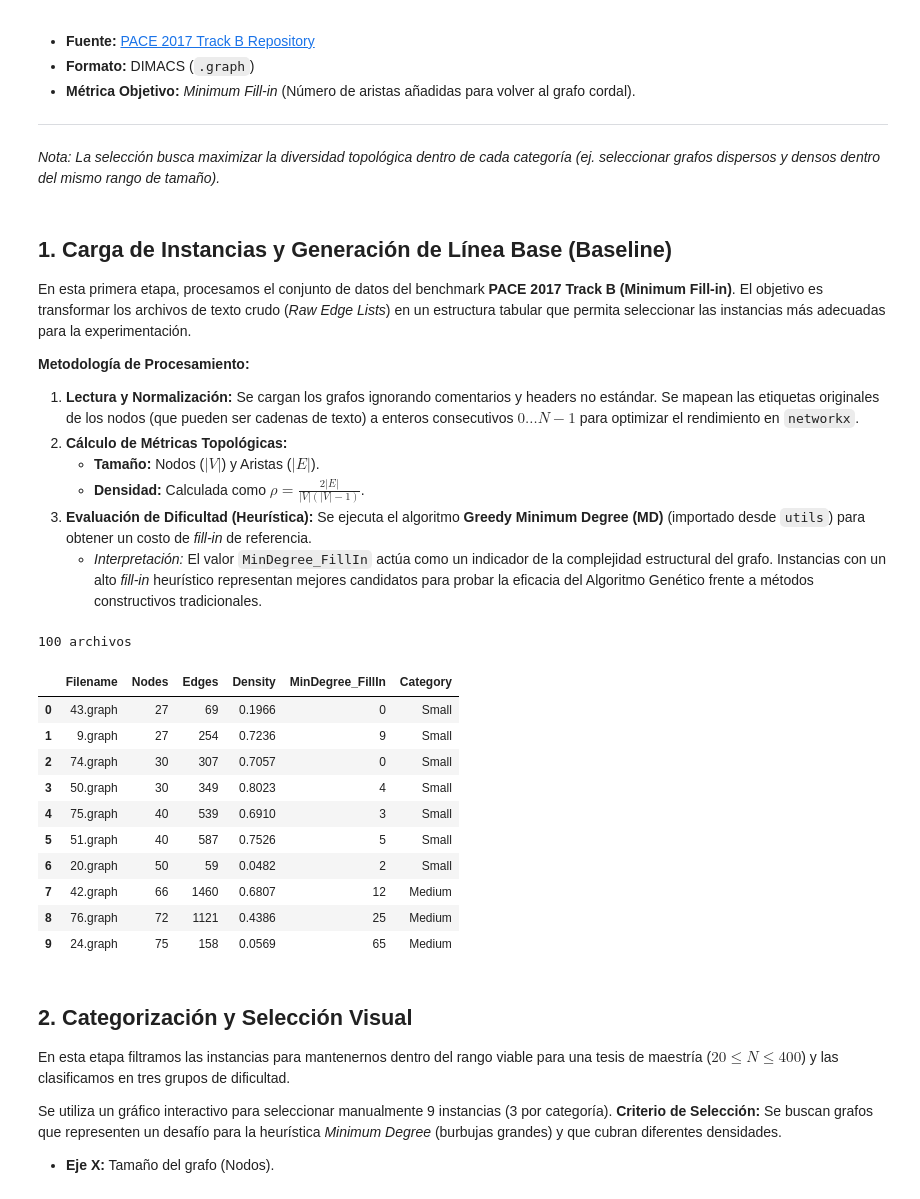
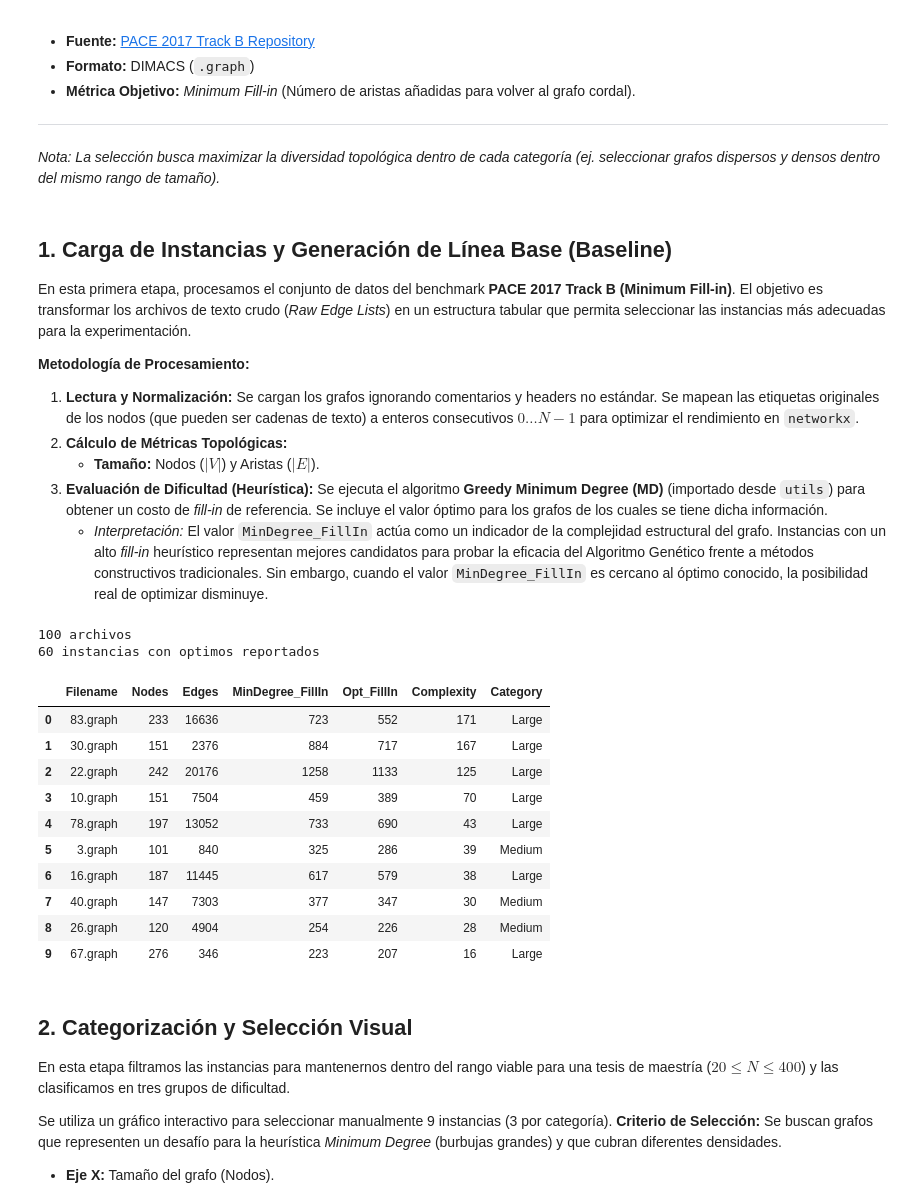
Before and after one commit to ColossalCoin/MinimumFill-in_EA, a Jupyter notebook: notebooks/01_exploration_selection_PACE.ipynb, the cells around one changed output. Cells and saved outputs as stored; diff of their text form; code cells hidden in the pictures.

Commit message:
Enhance exploratory notebook to calculate complexity metric, include optimal fill-in values, and improve instance selection criteria.

```diff
--- a/notebooks/01_exploration_selection_PACE.ipynb
+++ b/notebooks/01_exploration_selection_PACE.ipynb
@@ -41,9 +41,8 @@ El objetivo es transformar los archivos de texto crudo (*Raw Edge Lists*) en un
 1.  **Lectura y Normalización:** Se cargan los grafos ignorando comentarios y headers no estándar. Se mapean las etiquetas originales de los nodos (que pueden ser cadenas de texto) a enteros consecutivos $0 \dots N-1$ para optimizar el rendimiento en `networkx`.
 2.  **Cálculo de Métricas Topológicas:**
     * **Tamaño:** Nodos ($|V|$) y Aristas ($|E|$).
-    * **Densidad:** Calculada como $\rho = \frac{2|E|}{|V|(|V|-1)}$.
-3.  **Evaluación de Dificultad (Heurística):** Se ejecuta el algoritmo **Greedy Minimum Degree (MD)** (importado desde `utils`) para obtener un costo de *fill-in* de referencia.
-    * *Interpretación:* El valor `MinDegree_FillIn` actúa como un indicador de la complejidad estructural del grafo. Instancias con un alto *fill-in* heurístico representan mejores candidatos para probar la eficacia del Algoritmo Genético frente a métodos constructivos tradicionales.
+3.  **Evaluación de Dificultad (Heurística):** Se ejecuta el algoritmo **Greedy Minimum Degree (MD)** (importado desde `utils`) para obtener un costo de *fill-in* de referencia. Se incluye el valor óptimo para los grafos de los cuales se tiene dicha información.
+    * *Interpretación:* El valor `MinDegree_FillIn` actúa como un indicador de la complejidad estructural del grafo. Instancias con un alto *fill-in* heurístico representan mejores candidatos para probar la eficacia del Algoritmo Genético frente a métodos constructivos tradicionales. Sin embargo, cuando el valor `MinDegree_FillIn` es cercano al óptimo conocido, la posibilidad real de optimizar disminuye.
 # %%
 import sys
 import os
@@ -66,60 +65,76 @@ def get_category(n):
     if n <= 150: return 'Medium'
     return 'Large'
 
+known_opts = pd.read_excel(PACE_DIR + "/pace189_optimos_reportados.xlsx")
+known_opts = known_opts[known_opts['PACE'] <= 100]
+
 def process_graph_metrics(filepath):
     """Procesa un solo archivo y calcula métricas + heurística."""
     filename = os.path.basename(filepath)
+    graph_index = int(filename.split('.')[0])
     G = load_pace_graph(filepath)
     G_adj = nx_to_adj_matrix(G)
 
     n = G.number_of_nodes()
     m = G.number_of_edges()
-    density = (2 * m) / (n * (n - 1)) if n > 1 else 0
+
+    try:
+        optimum_val = known_opts.loc[known_opts['PACE'] == graph_index, 'Optimo_reportado'].values[0]
+    except IndexError:
+        optimum_val = -1
 
     # Calcular Heurística solo si el grafo es viable (ej. < 1000 nodos)
     if n <= 1000:
         _, heuristic_val = greedy_minimum_degree(G_adj, compute_cost=True)
     else:
         heuristic_val = -2 # Código para "Demasiado grande para calcular rápido"
 
     return {
         "Filename": filename,
         "Nodes": n,
         "Edges": m,
-        "Density": density,
         "MinDegree_FillIn": heuristic_val,
+        "Opt_FillIn": optimum_val,
+        "Complexity": heuristic_val - optimum_val,
         "Category": get_category(n)
     }
 
 # --- EJECUCIÓN PRINCIPAL ---
 files = [f for f in os.listdir(PACE_DIR) if f.endswith('.graph')]
 print(f"{len(files)} archivos")
+print(f"{len(known_opts)} instancias con optimos reportados")
 
 data = []
 for f in files:
     path = os.path.join(PACE_DIR, f)
     row = process_graph_metrics(path)
     if row:
         data.append(row)
 
 df = pd.DataFrame(data)
 
 # Ordenar y mostrar
-df = df.sort_values(by="Nodes").reset_index(drop=True)
+df = df[
+    (df['Opt_FillIn'] != -1) &
+    (df['Complexity'] > 0)
+]
+df = df.sort_values(by="Complexity", ascending=False).reset_index(drop=True)
+
 df.head(10)
 # %% [output]
 100 archivos
+60 instancias con optimos reportados
-|  | Filename | Nodes | Edges | Density | MinDegree_FillIn | Category |
-| 0 | 43.graph | 27 | 69 | 0.1966 | 0 | Small |
-| 1 | 9.graph | 27 | 254 | 0.7236 | 9 | Small |
-| 2 | 74.graph | 30 | 307 | 0.7057 | 0 | Small |
-| 3 | 50.graph | 30 | 349 | 0.8023 | 4 | Small |
-| 4 | 75.graph | 40 | 539 | 0.6910 | 3 | Small |
-| 5 | 51.graph | 40 | 587 | 0.7526 | 5 | Small |
-| 6 | 20.graph | 50 | 59 | 0.0482 | 2 | Small |
-| 7 | 42.graph | 66 | 1460 | 0.6807 | 12 | Medium |
-| 8 | 76.graph | 72 | 1121 | 0.4386 | 25 | Medium |
-| 9 | 24.graph | 75 | 158 | 0.0569 | 65 | Medium |
+|  | Filename | Nodes | Edges | MinDegree_FillIn | Opt_FillIn | Complexity | Category |
+| 0 | 83.graph | 233 | 16636 | 723 | 552 | 171 | Large |
+| 1 | 30.graph | 151 | 2376 | 884 | 717 | 167 | Large |
+| 2 | 22.graph | 242 | 20176 | 1258 | 1133 | 125 | Large |
+| 3 | 10.graph | 151 | 7504 | 459 | 389 | 70 | Large |
+| 4 | 78.graph | 197 | 13052 | 733 | 690 | 43 | Large |
+| 5 | 3.graph | 101 | 840 | 325 | 286 | 39 | Medium |
+| 6 | 16.graph | 187 | 11445 | 617 | 579 | 38 | Large |
+| 7 | 40.graph | 147 | 7303 | 377 | 347 | 30 | Medium |
+| 8 | 26.graph | 120 | 4904 | 254 | 226 | 28 | Medium |
+| 9 | 67.graph | 276 | 346 | 223 | 207 | 16 | Large |
 # %% [markdown]
 ## 2. Categorización y Selección Visual
 
```
Also changed, not shown: parts of 2 cells of this notebook.
